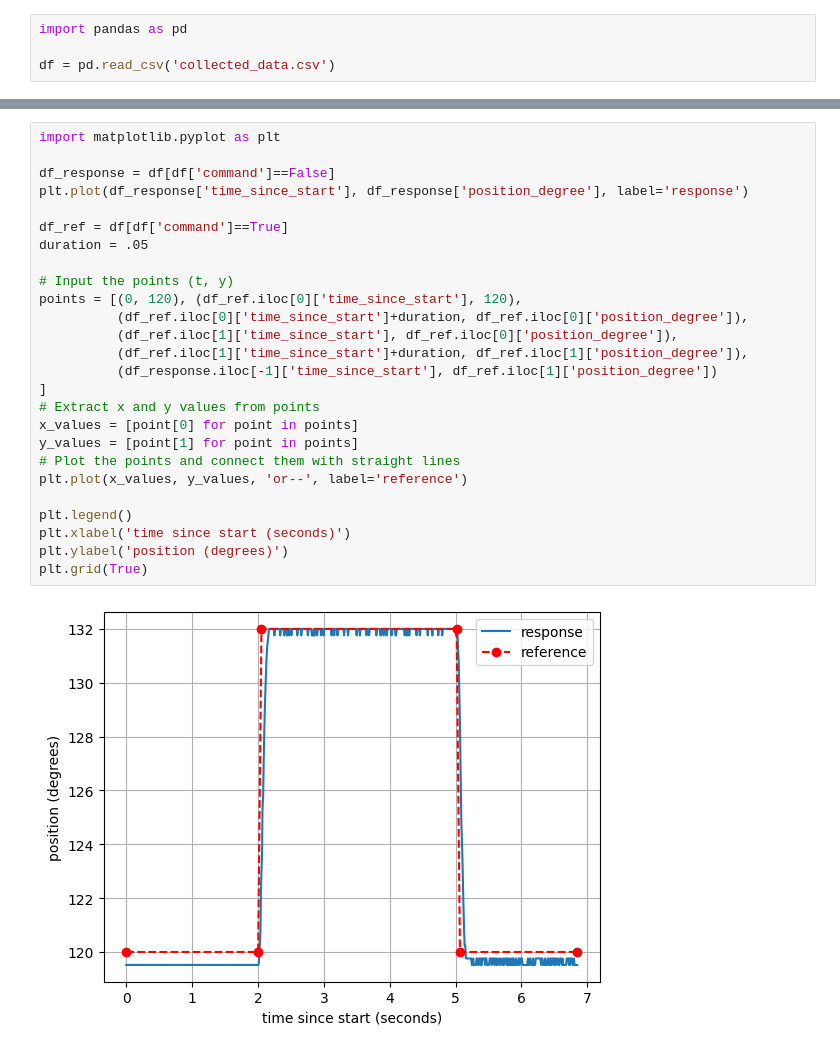
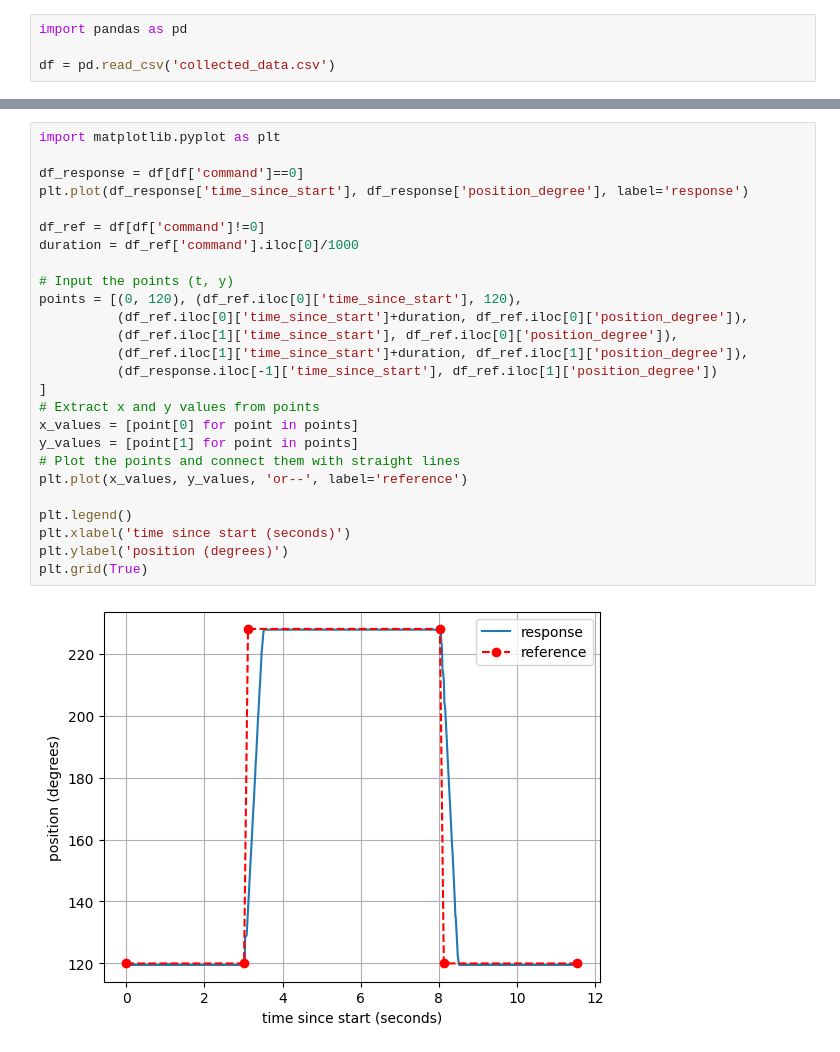
Before and after one commit to sonic160/digital_twin_robot, a Jupyter notebook: reference_model_development/condition_monitoring_demo/cm/scripts/data_vis.ipynb, the cells around one changed output, grey strips where cells are left out. Drawn from its saved outputs; the diff is of its cells as text.

```diff
--- a/reference_model_development/condition_monitoring_demo/cm/scripts/data_vis.ipynb
+++ b/reference_model_development/condition_monitoring_demo/cm/scripts/data_vis.ipynb
@@ -14,28 +14,28 @@ df.head()
 # %%
 import matplotlib.pyplot as plt
 
-df_response = df[df['command']==False]
+df_response = df[df['command']==0]
 plt.plot(df_response['time_since_start'], df_response['position_degree'], label='response')
 
-df_ref = df[df['command']==True]
-duration = .05
+df_ref = df[df['command']!=0]
+duration = df_ref['command'].iloc[0]/1000
 
 # Input the points (t, y)
 points = [(0, 120), (df_ref.iloc[0]['time_since_start'], 120),
           (df_ref.iloc[0]['time_since_start']+duration, df_ref.iloc[0]['position_degree']),
           (df_ref.iloc[1]['time_since_start'], df_ref.iloc[0]['position_degree']),
           (df_ref.iloc[1]['time_since_start']+duration, df_ref.iloc[1]['position_degree']),
           (df_response.iloc[-1]['time_since_start'], df_ref.iloc[1]['position_degree'])
 ]
 # Extract x and y values from points
 x_values = [point[0] for point in points]
 y_values = [point[1] for point in points]
 # Plot the points and connect them with straight lines
 plt.plot(x_values, y_values, 'or--', label='reference')
 
 plt.legend()
 plt.xlabel('time since start (seconds)')
 plt.ylabel('position (degrees)')
 plt.grid(True)
 # %% [output]
-[figure, old version]
+[figure, new version]
```
Also changed, not shown: parts of 1 cell of this notebook, 3 other files.
